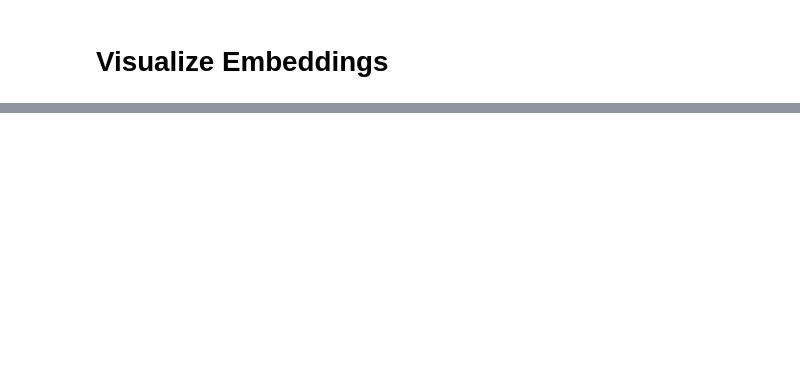
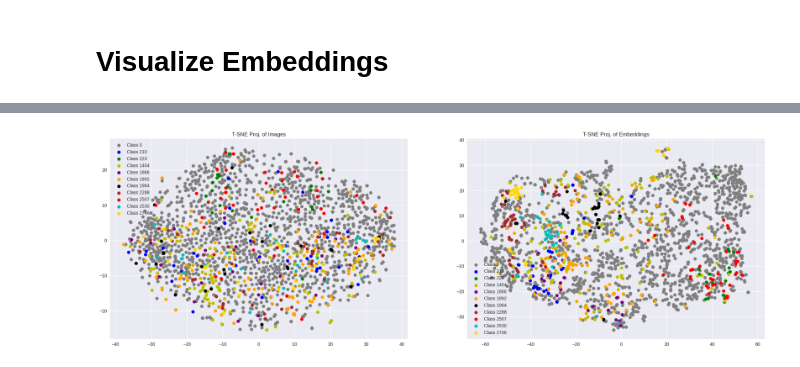
Before and after one commit to FreddieHorn/CudaVisionWS23, a Jupyter notebook: Assignment7/assignment7_working_copy.ipynb, the cells around one changed output, grey strips where cells are left out. Cells and saved outputs as stored; diff of their text form; code cells hidden in the pictures; blank space fills up the shorter version.

```diff
--- a/Assignment7/assignment7_working_copy.ipynb
+++ b/Assignment7/assignment7_working_copy.ipynb
@@ -396,0 +475,13 @@ OutOfMemoryError: CUDA out of memory. Tried to allocate 84.00 MiB. GPU 0 has a t
+# %%
+N = 2000
+tsne_imgs = TSNE(n_components=2).fit_transform(imgs_flat[:N])
+tsne_embs = TSNE(n_components=2).fit_transform(embs[:N])
+# %%
+fig,ax = plt.subplots(1,2,figsize=(26,8))
+display_projections(tsne_imgs[:N], filtered_labels[:N], ax=ax[0])
+ax[0].set_title("T-SNE Proj. of Images")
+display_projections(tsne_embs[:N], filtered_labels[:N], ax=ax[1])
+ax[1].set_title("T-SNE Proj. of Embeddings")
+plt.show()
+# %% [output]
+[figure, added]
```
Also changed, not shown: parts of 18 cells of this notebook.
